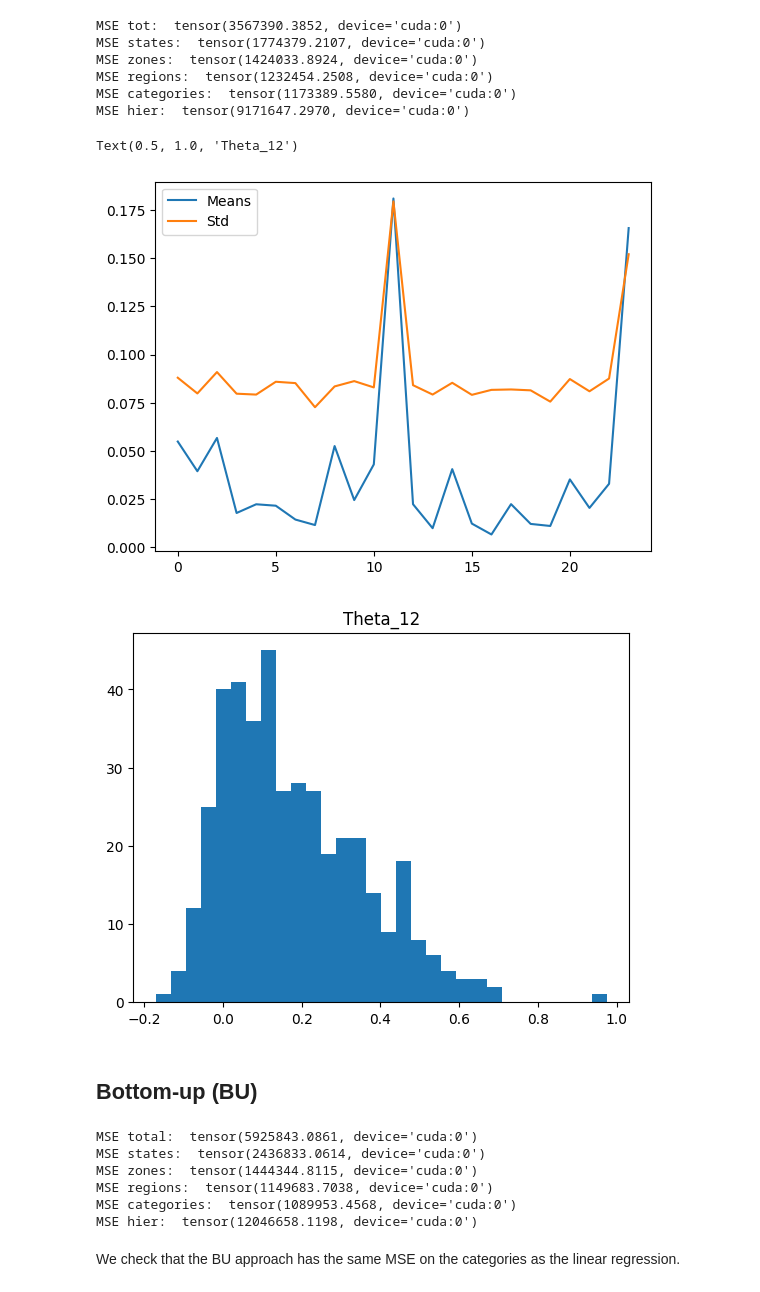
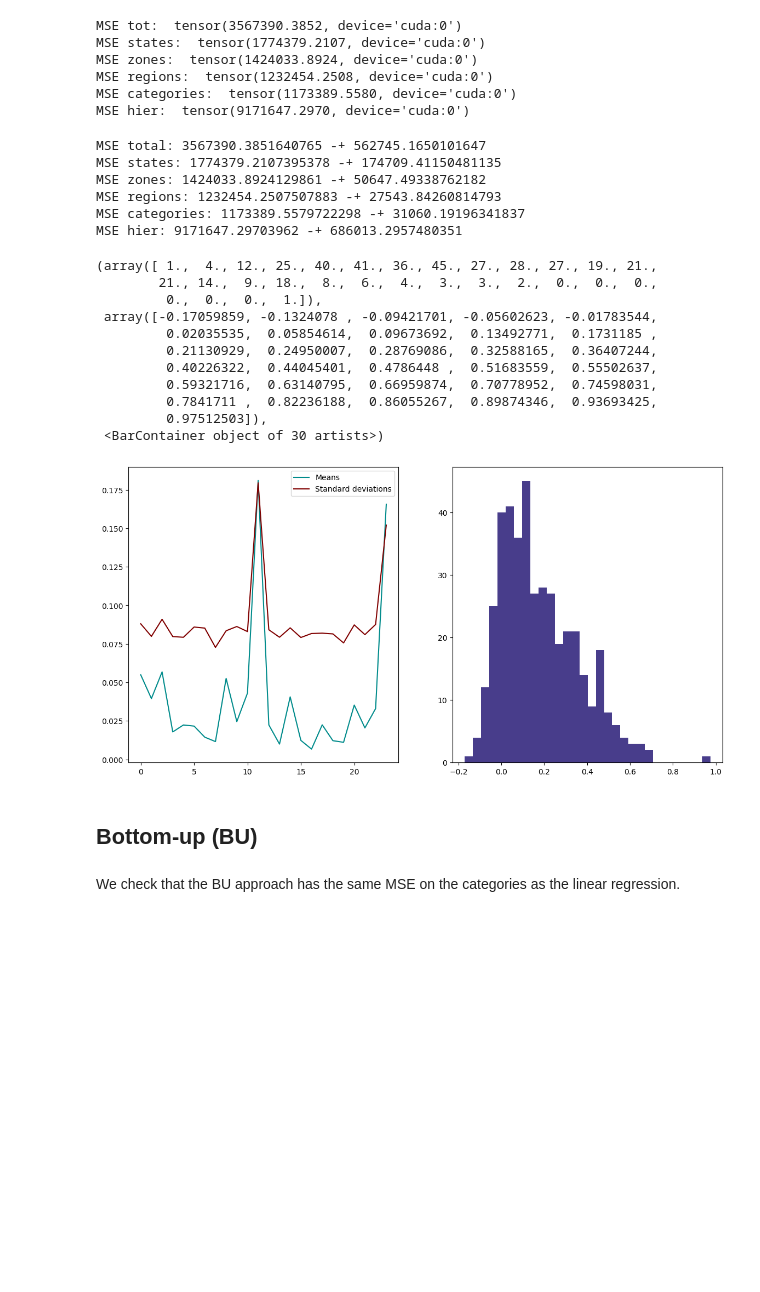
Before and after one commit to NathanDoumeche/WeaKL, a Jupyter notebook: Hierarchical forecasting/Tourism.ipynb, the cells around one changed output. Drawn from its saved outputs; the diff is of its cells as text; code cells hidden in the pictures; blank space fills up the shorter version.

```diff
--- a/Hierarchical forecasting/Tourism.ipynb
+++ b/Hierarchical forecasting/Tourism.ipynb
@@ -3,10 +3,8 @@
 # %% [markdown]
 ## Import data
 # %%
-from google.colab import drive
 import pandas as pd
 import numpy as np
 import torch
-
-drive.mount('/content/drive')
-tourism_data = pd.read_csv('/content/drive/My Drive/TourismData_v3.csv')
+import matplotlib.pyplot as plt
+tourism_data = pd.read_csv('TourismData_v3.csv')
@@ -909,44 +714,44 @@ MSE zones:  tensor(1424033.8924, device='cuda:0')
 MSE regions:  tensor(1232454.2508, device='cuda:0')
 MSE categories:  tensor(1173389.5580, device='cuda:0')
 MSE hier:  tensor(9171647.2970, device='cuda:0')
+# %%
+n_test =se_by_level.shape[0]
+print("MSE total: " +str(se_by_level["total"].mean())+ " -+ "+str(1/np.sqrt(n_test)*np.sqrt(mbb_var(se_by_level["total"],12))))
+print("MSE states: " +str(se_by_level["states"].mean())+ " -+ "+str(1/np.sqrt(n_test)*np.sqrt(mbb_var(se_by_level["states"],12))))
+print("MSE zones: " +str(se_by_level["zones"].mean())+ " -+ "+str(1/np.sqrt(n_test)*np.sqrt(mbb_var(se_by_level["zones"],12))))
+print("MSE regions: " +str(se_by_level["regions"].mean())+ " -+ "+str(1/np.sqrt(n_test)*np.sqrt(mbb_var(se_by_level["regions"],12))))
+print("MSE categories: " +str(se_by_level["categories"].mean())+ " -+ "+str(1/np.sqrt(n_test)*np.sqrt(mbb_var(se_by_level["categories"],12))))
+print("MSE hier: " +str(se_by_level["hier"].mean())+ " -+ "+str(1/np.sqrt(n_test)*np.sqrt(mbb_var(se_by_level["hier"],12))))
+# %% [output]
+MSE total: 3567390.3851640765 -+ 562745.1650101647
+MSE states: 1774379.2107395378 -+ 174709.41150481135
+MSE zones: 1424033.8924129861 -+ 50647.49338762182
+MSE regions: 1232454.2507507883 -+ 27543.84260814793
+MSE categories: 1173389.5579722298 -+ 31060.19196341837
+MSE hier: 9171647.29703962 -+ 686013.2957480351
 # %%
-import matplotlib.pyplot as plt
-
 thetas_tot = torch.stack(thetas, dim=1)
 
-plt.plot(torch.mean(thetas_tot, dim=1).cpu(), label="Means")
-plt.plot(torch.std(thetas_tot, dim=1).cpu(), label="Std")
-plt.legend()
-plt.figure()
 
-
-plt.hist((thetas_tot[11,:]).cpu(), bins=30)
-plt.title("Theta_12")
+fig, (fig1, fig2) = plt.subplots(1,2, figsize=(14,7))
+fig1.plot(torch.mean(thetas_tot, dim=1).cpu(),  color="darkcyan", label="Means")
+fig1.plot(torch.std(thetas_tot, dim=1).cpu(),  color="maroon", label = "Standard deviations")
+fig1.legend()
+fig2.hist((thetas_tot[11,:]).cpu(), bins=30, color="darkslateblue")
 # %% [output]
-Text(0.5, 1.0, 'Theta_12')
+(array([ 1.,  4., 12., 25., 40., 41., 36., 45., 27., 28., 27., 19., 21.,
+        21., 14.,  9., 18.,  8.,  6.,  4.,  3.,  3.,  2.,  0.,  0.,  0.,
+         0.,  0.,  0.,  1.]),
+ array([-0.17059859, -0.1324078 , -0.09421701, -0.05602623, -0.01783544,
+         0.02035535,  0.05854614,  0.09673692,  0.13492771,  0.1731185 ,
+         0.21130929,  0.24950007,  0.28769086,  0.32588165,  0.36407244,
+         0.40226322,  0.44045401,  0.4786448 ,  0.51683559,  0.55502637,
+         0.59321716,  0.63140795,  0.66959874,  0.70778952,  0.74598031,
+         0.7841711 ,  0.82236188,  0.86055267,  0.89874346,  0.93693425,
+         0.97512503]),
+ <BarContainer object of 30 artists>)
-[figure, old version]
+[figure, new version]
-[figure, removed]
 # %% [markdown]
 ## Bottom-up (BU)
-# %%
-#validation
-h_learn = 24
-start =  12*18*3//5
-end =  12*18*4//5
-lambdas = {
-    "lambda_tot": 0,
-    "lambda_states": 0,
-    "lambda_zones": 0,
-    "lambda_regions": 0,
-    "lambda_categories":1}
-
-mse_tot, mse_states, mse_zones, mse_regions, mse_categories, mse_hier, theta_BU = pikl_bottom(lambdas, h_learn, start, end, tourism_data)
-# %% [output]
-MSE total:  tensor(5925843.0861, device='cuda:0')
-MSE states:  tensor(2436833.0614, device='cuda:0')
-MSE zones:  tensor(1444344.8115, device='cuda:0')
-MSE regions:  tensor(1149683.7038, device='cuda:0')
-MSE categories:  tensor(1089953.4568, device='cuda:0')
-MSE hier:  tensor(12046658.1198, device='cuda:0')
 # %% [markdown]
 We check that the BU approach has the same MSE on the categories as the linear regression.
```
Also changed, not shown: parts of 51 cells of this notebook.
